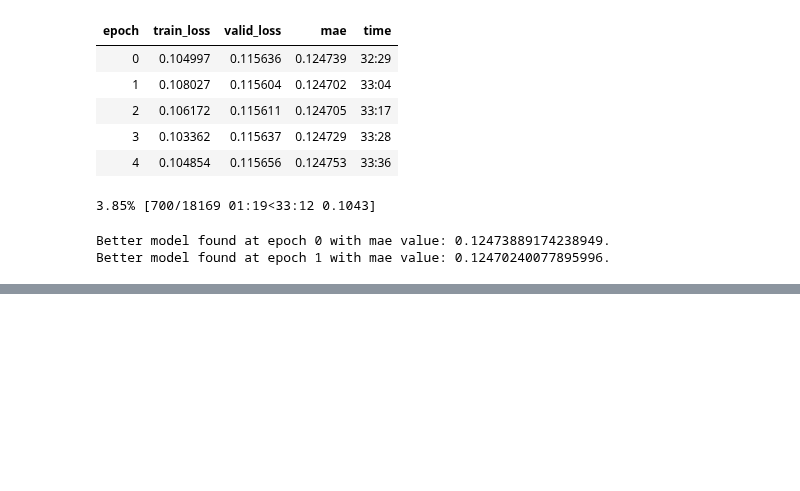
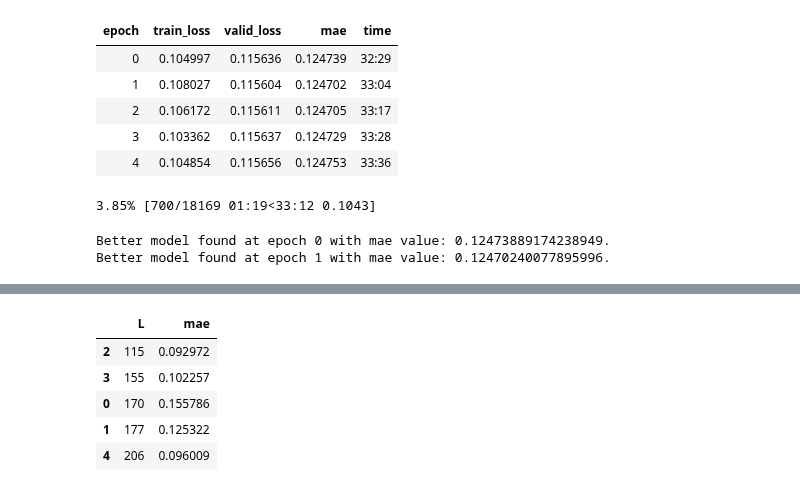
Before and after one commit to DrHB/rna-stanford, a Jupyter notebook: exp/exp_32-ft.ipynb, the cells around one changed output, grey strips where cells are left out. Drawn from its saved outputs; the diff is of its cells as text; code cells hidden in the pictures; blank space fills up the shorter version.

```diff
--- a/exp/exp_32-ft.ipynb
+++ b/exp/exp_32-ft.ipynb
@@ -141,7 +141,7 @@ for l in df_valid["L"].unique():
 
     data = DataLoaders(dl_val,dl_val)
     learn = Learner(data,
-                    getattr(rnacomp.models, CFG.model_name)(dim = CFG.dim, graph_layers=CFG.graph_layers).cuda(),
+                    getattr(rnacomp.models, CFG.model_name)(**CFG.model_kwargs).cuda(),
                     path = CFG.out,
                     loss_func=loss_laplace,
                     metrics=[MAE()]).to_fp16()
@@ -153,3 +153,4 @@ for l in df_valid["L"].unique():
 res = pd.DataFrame(pd.Series(res)).reset_index()
 res.columns = ['L', 'mae']
 res.sort_values(by="L")
+# %% [output]
@@ -156,3 +162,9 @@ res.sort_values(by="L")
+|  | L | mae |
+| 2 | 115 | 0.092972 |
+| 3 | 155 | 0.102257 |
+| 0 | 170 | 0.155786 |
+| 1 | 177 | 0.125322 |
+| 4 | 206 | 0.096009 |
 # %%
 res
 # %%
```
Also changed, not shown: parts of 1 cell of this notebook, 14 other files.
